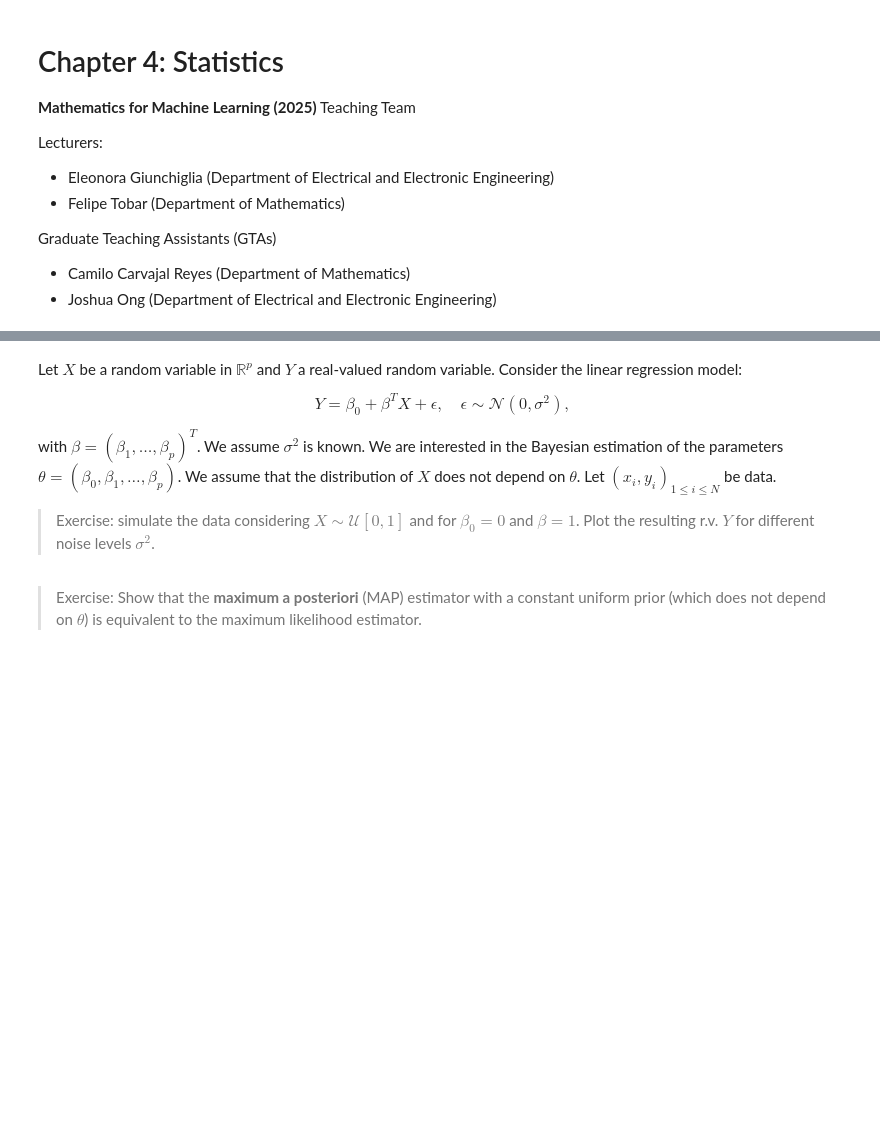
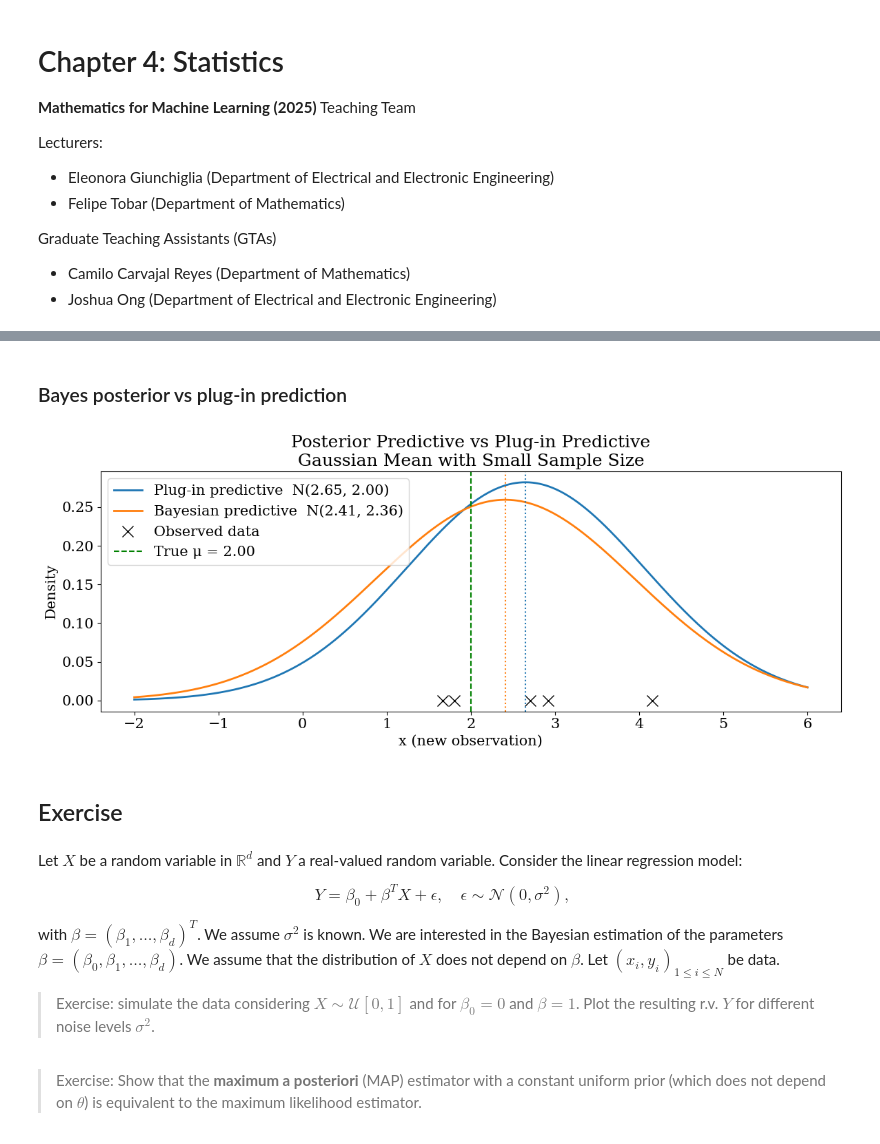
Before and after one commit to felipe-tobar/Maths-for-ML, a Jupyter notebook: tutorials/statistics.ipynb, the cells around one changed output, grey strips where cells are left out. Drawn from its saved outputs; the diff is of its cells as text; code cells hidden in the pictures; blank space fills up the shorter version.

```diff
--- a/tutorials/statistics.ipynb
+++ b/tutorials/statistics.ipynb
@@ -21,0 +122,2 @@ Graduate Teaching Assistants (GTAs)
+# %% [markdown]
+### Bayes posterior vs plug-in prediction
@@ -22,9 +162,35 @@ Graduate Teaching Assistants (GTAs)
+# %%
+fig, ax = plt.subplots(figsize=(12,5))
+
+# Plot predictive densities
+ax.plot(xs, plugin_pred, label=f"Plug-in predictive  N({mu_mle:.2f}, {sigma2:.2f})", lw=2)
+ax.plot(xs, bayes_pred, label=f"Bayesian predictive  N({muN:.2f}, {(sigma2+tauN_sq):.2f})", lw=2)
+
+# Plot observed data as rug marks on x-axis
+ax.plot(x_data, np.zeros_like(x_data), 'x', color='black', markersize=12, label='Observed data')
+
+# Plot vertical lines for mu_true, mu_mle, muN
+ax.axvline(mu_true, color='green', linestyle='--', lw=1.5, label=f"True μ = {mu_true:.2f}")
+ax.axvline(mu_mle, color='C0', linestyle=':', lw=1.5)
+ax.axvline(muN, color='C1', linestyle=':', lw=1.5)
+
+ax.set_title("Posterior Predictive vs Plug-in Predictive\nGaussian Mean with Small Sample Size")
+ax.set_xlabel("x (new observation)")
+ax.set_ylabel("Density")
+ax.legend()
+ax.grid(False)
+plt.tight_layout()
+plt.savefig('../img/stats_posterior_plugin.pdf',bbox_inches='tight')
+# %% [output]
+[figure, added]
+# %% [markdown]
+## Exercise
 # %% [markdown]
-Let $X$ be a random variable in $\mathbb{R}^p$ and $Y$ a real-valued random variable. Consider the linear regression model:
+Let $X$ be a random variable in $\mathbb{R}^d$ and $Y$ a real-valued random variable. Consider the linear regression model:
 
 $$ Y = \beta_0 + \beta^T X + \epsilon,\quad \epsilon \sim \mathcal{N}(0, \sigma^2),$$
 
-with $\beta = (\beta_1, \dots, \beta_p)^T$. We assume $\sigma^2$ is known. We are interested in the Bayesian estimation of the parameters $\theta = (\beta_0, \beta_1, \dots, \beta_p)$. We assume that the distribution of $X$ does not depend on $\theta$. Let $(x_i, y_i)_{1 \le i \le N}$ be data.
+with $\beta = (\beta_1, \dots, \beta_d)^T$. We assume $\sigma^2$ is known. We are interested in the Bayesian estimation of the parameters $\beta = (\beta_0, \beta_1, \dots, \beta_d)$. We assume that the distribution of $X$ does not depend on $\beta$. Let $(x_i, y_i)_{1 \le i \le N}$ be data.
 
 > Exercise: simulate the data considering $X\sim\mathcal{U}[0,1]$ and for $\beta_0=0$ and $\beta=1$. Plot the resulting r.v. $Y$ for different noise levels $\sigma^2$.
 # %% [markdown]
```
Also changed, not shown: parts of 12 cells of this notebook, 11 other files.
